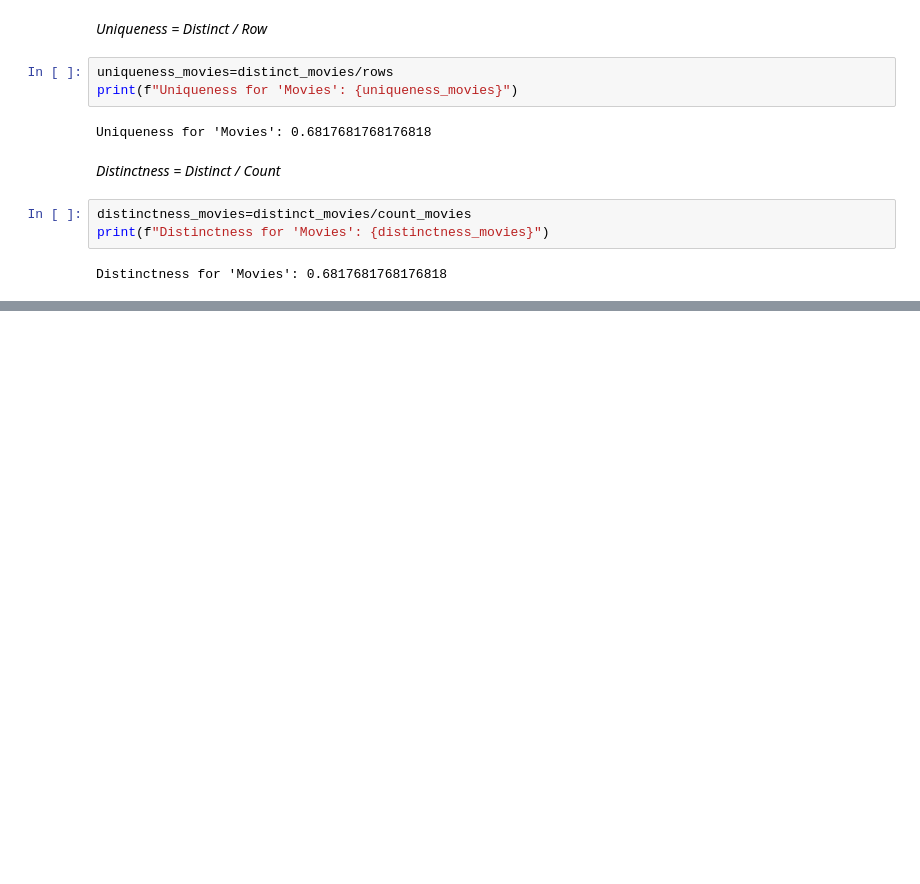
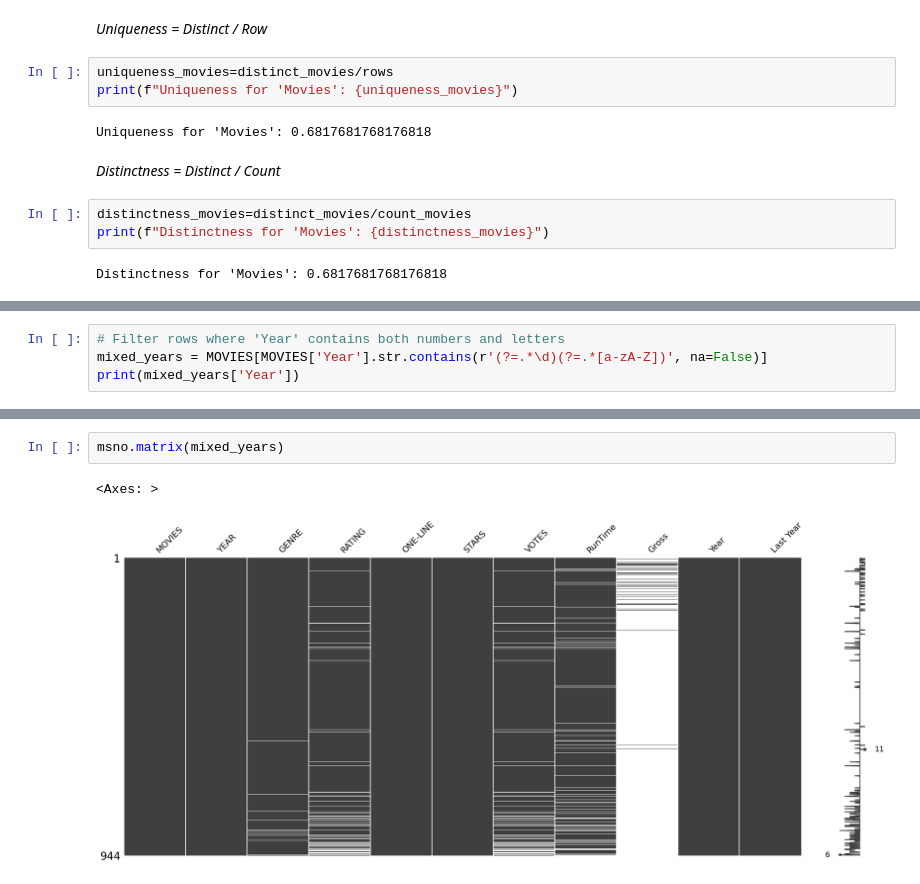
Before and after one commit to lukamath/DIQ_Project, a Jupyter notebook: DIQ_Project_10104067_LM-00.ipynb, the cells around one changed output, grey strips where cells are left out. Saved outputs shown, nothing was run; the diff lists cells and outputs as text; blank space fills up the shorter version.

```diff
--- a/DIQ_Project_10104067_LM-00.ipynb
+++ b/DIQ_Project_10104067_LM-00.ipynb
@@ -923,0 +439,4 @@ mno.matrix(MOVIES)
+# %%
+# Filter rows where 'Year' contains both numbers and letters
+mixed_years = MOVIES[MOVIES['Year'].str.contains(r'(?=.*\d)(?=.*[a-zA-Z])', na=False)]
+print(mixed_years['Year'])
@@ -923,0 +456,5 @@ mno.matrix(MOVIES)
+# %%
+msno.matrix(mixed_years)
+# %% [output]
+<Axes: >
+[figure, added]
```
Also changed, not shown: parts of 146 cells of this notebook.
